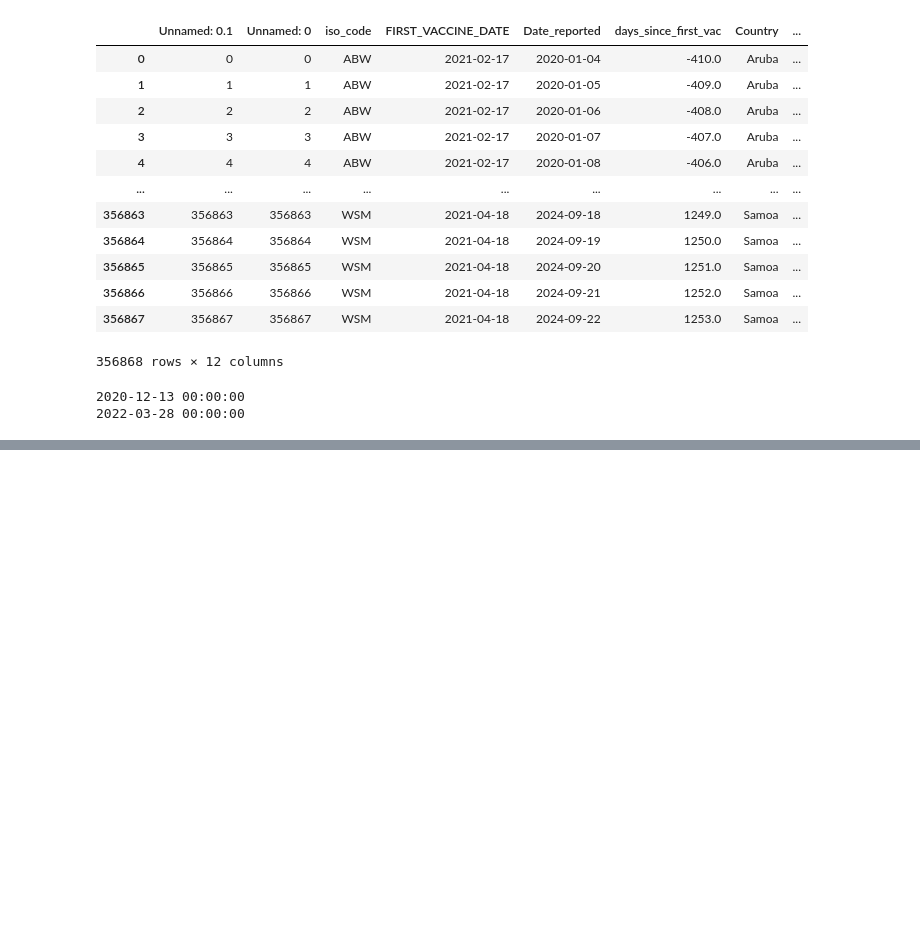
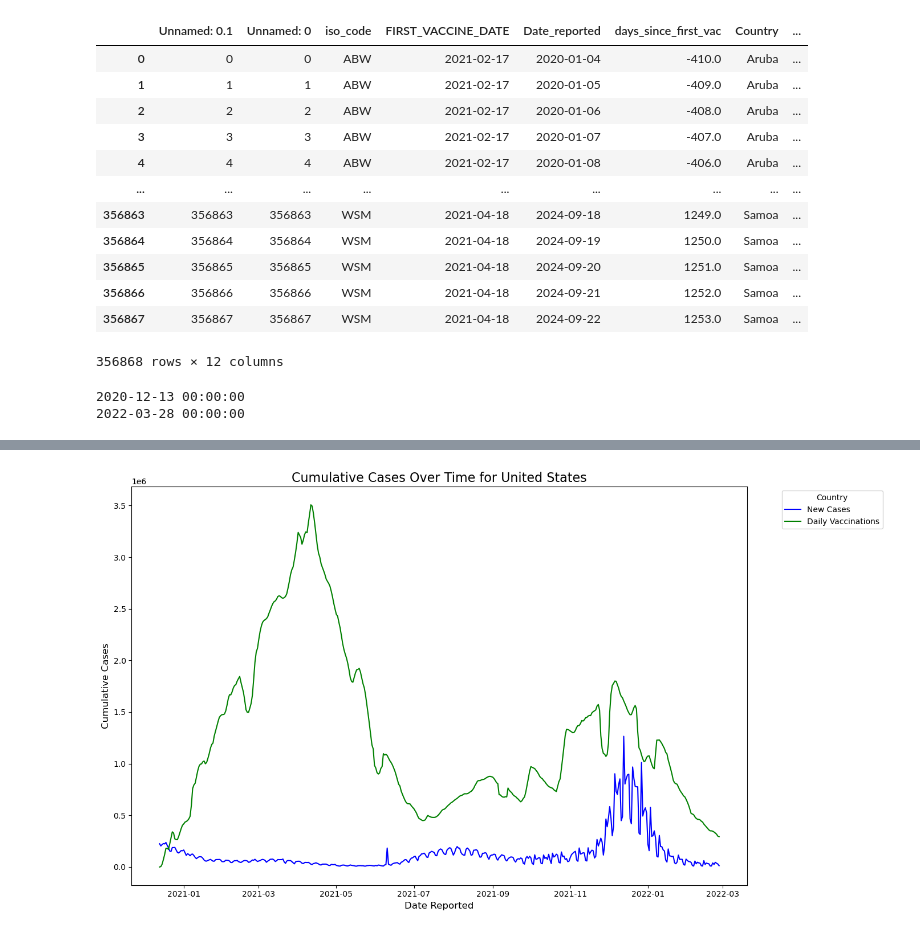
Before and after one commit to jabe1234/Data-Mining-Project, a Jupyter notebook: Python/correlation_visualization.ipynb, the cells around one changed output, grey strips where cells are left out. Cells and saved outputs as stored; diff of their text form; code cells hidden in the pictures; blank space fills up the shorter version.

```diff
--- a/Python/correlation_visualization.ipynb
+++ b/Python/correlation_visualization.ipynb
@@ -124,0 +124,8 @@ displayCountryData("United Kingdom", UK_data[0], UK_data[1])
+# %%
+# shift cases forward by gap_size while keeping data the same size
+def applyGap(gap_size, cases, vaccinations):
+    if gap_size <=0:
+        return (cases, vaccinations)
+    gap_cases = cases.iloc[gap_size:,:]
+    gap_vaccinations = vaccinations.iloc[:-gap_size]
+    return (gap_cases, gap_vaccinations)
@@ -124,0 +137,6 @@ displayCountryData("United Kingdom", UK_data[0], UK_data[1])
+# %%
+cases, vaccinations = applyGap(30, US_data[0], US_data[1])
+# %%
+displayCountryData("United States", cases, vaccinations)
+# %% [output]
+[figure, added]
```
Also changed, not shown: parts of 14 cells of this notebook, 28 other files.
